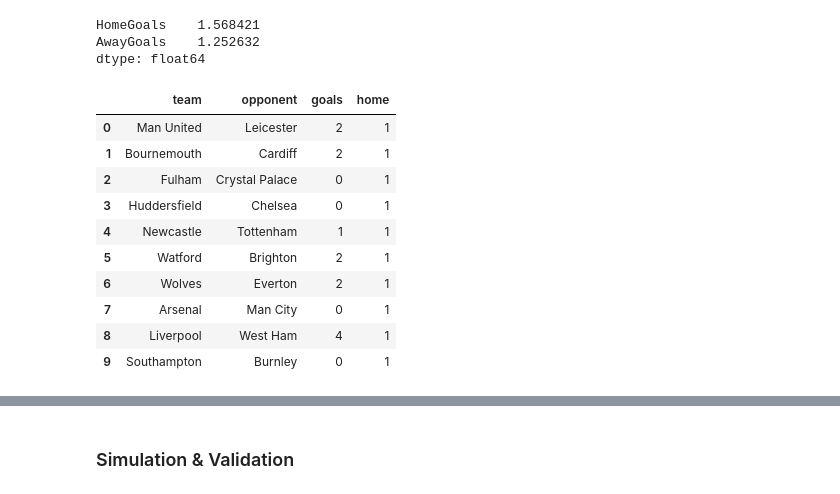
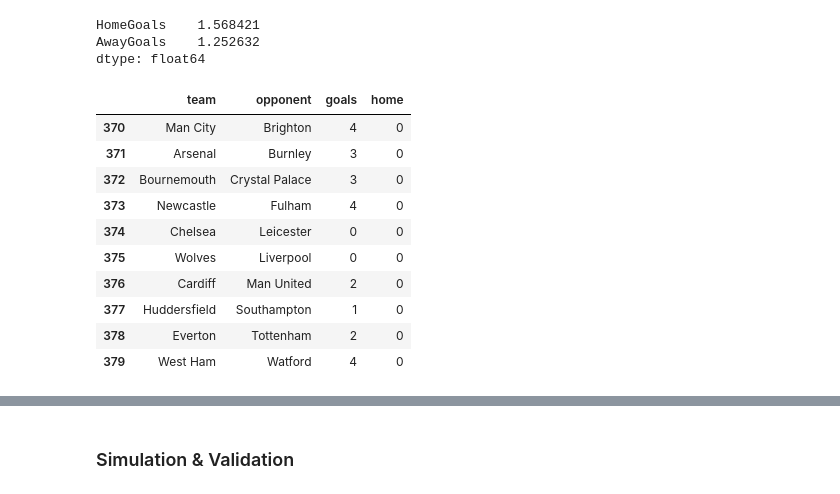
Before and after one commit to roncv/FootballForecasting, a Jupyter notebook: T2Workshop.ipynb, the cells around one changed output, grey strips where cells are left out. Saved outputs shown, nothing was run; the diff lists cells and outputs as text; code cells hidden in the pictures.

```diff
--- a/T2Workshop.ipynb
+++ b/T2Workshop.ipynb
@@ -57,19 +57,19 @@ goal_model_data = pd.concat([data[['HomeTeam','AwayTeam','HomeGoals']].assign(ho
            data[['AwayTeam','HomeTeam','AwayGoals']].assign(home=0).rename(
             columns={'AwayTeam':'team', 'HomeTeam':'opponent','AwayGoals':'goals'})])
 # %%
-goal_model_data.head(10)
+goal_model_data.tail(10)
 # %% [output]
 |  | team | opponent | goals | home |
-| 0 | Man United | Leicester | 2 | 1 |
-| 1 | Bournemouth | Cardiff | 2 | 1 |
-| 2 | Fulham | Crystal Palace | 0 | 1 |
-| 3 | Huddersfield | Chelsea | 0 | 1 |
-| 4 | Newcastle | Tottenham | 1 | 1 |
-| 5 | Watford | Brighton | 2 | 1 |
-| 6 | Wolves | Everton | 2 | 1 |
-| 7 | Arsenal | Man City | 0 | 1 |
-| 8 | Liverpool | West Ham | 4 | 1 |
-| 9 | Southampton | Burnley | 0 | 1 |
+| 370 | Man City | Brighton | 4 | 0 |
+| 371 | Arsenal | Burnley | 3 | 0 |
+| 372 | Bournemouth | Crystal Palace | 3 | 0 |
+| 373 | Newcastle | Fulham | 4 | 0 |
+| 374 | Chelsea | Leicester | 0 | 0 |
+| 375 | Wolves | Liverpool | 0 | 0 |
+| 376 | Cardiff | Man United | 2 | 0 |
+| 377 | Huddersfield | Southampton | 1 | 0 |
+| 378 | Everton | Tottenham | 2 | 0 |
+| 379 | West Ham | Watford | 4 | 0 |
 # %%
 # Building the model
 # Poisson Regression: log-linear model
```
Also changed, not shown: parts of 3 cells of this notebook.
